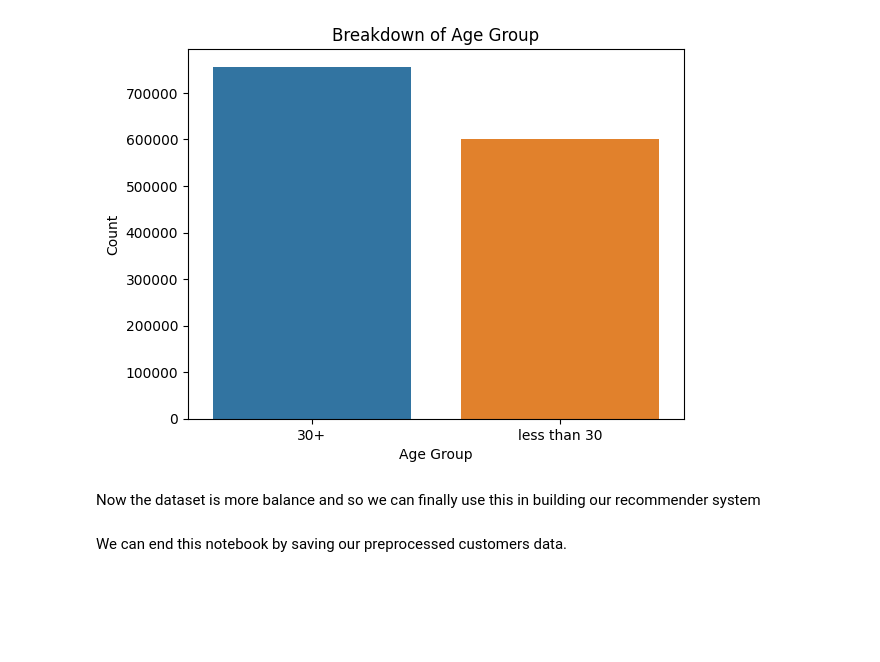
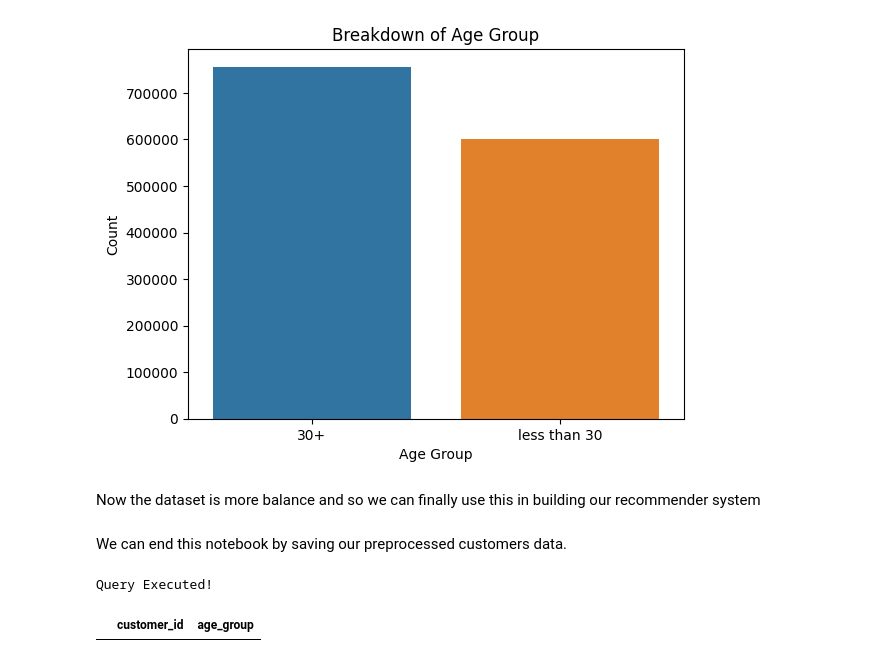
Before and after one commit to ALvee-611/RECBuildPlan, a Jupyter notebook: 2. Notebooks/customer_EDA.ipynb, the cells around one changed output. Drawn from its saved outputs; the diff is of its cells as text; code cells hidden in the pictures; blank space fills up the shorter version.

```diff
--- a/2. Notebooks/customer_EDA.ipynb
+++ b/2. Notebooks/customer_EDA.ipynb
@@ -404,3 +404,17 @@ WHERE
 """
 
 read_query(query)
+# %%
+query = """
+SELECT
+    *
+FROM
+    customer_processed
+WHERE
+    age_group IS NULL;
+"""
+
+read_query(query)
+# %% [output]
+Query Executed!
+|  | customer_id | age_group |
```
Also changed, not shown: parts of 5 cells of this notebook, 2 other files.
